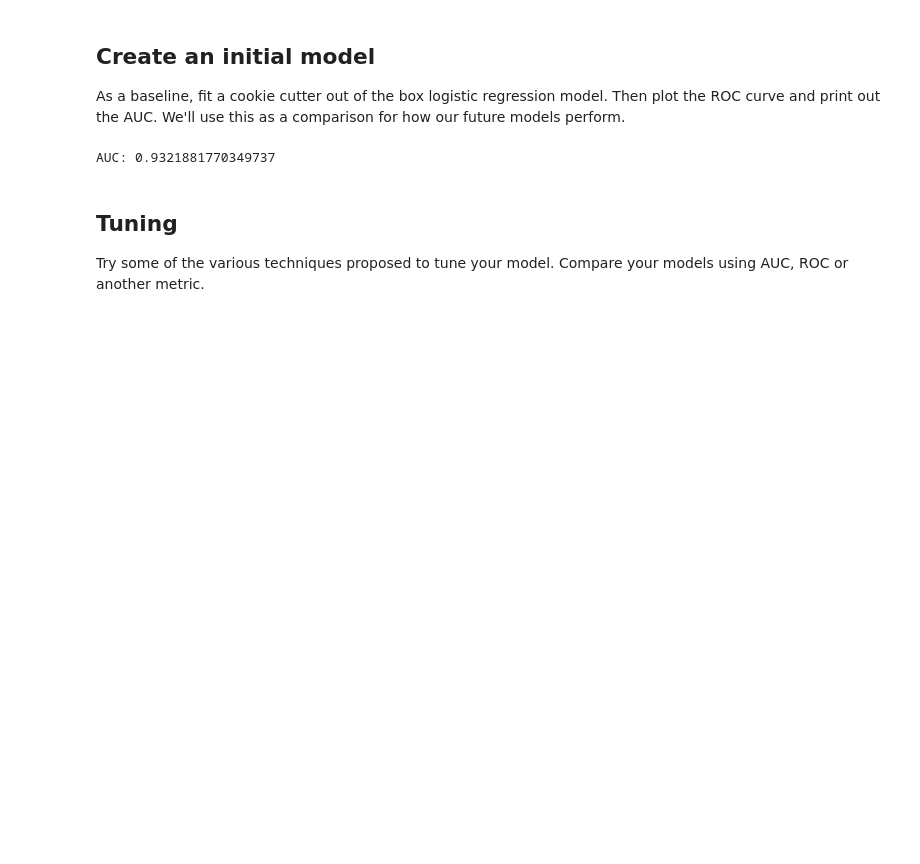
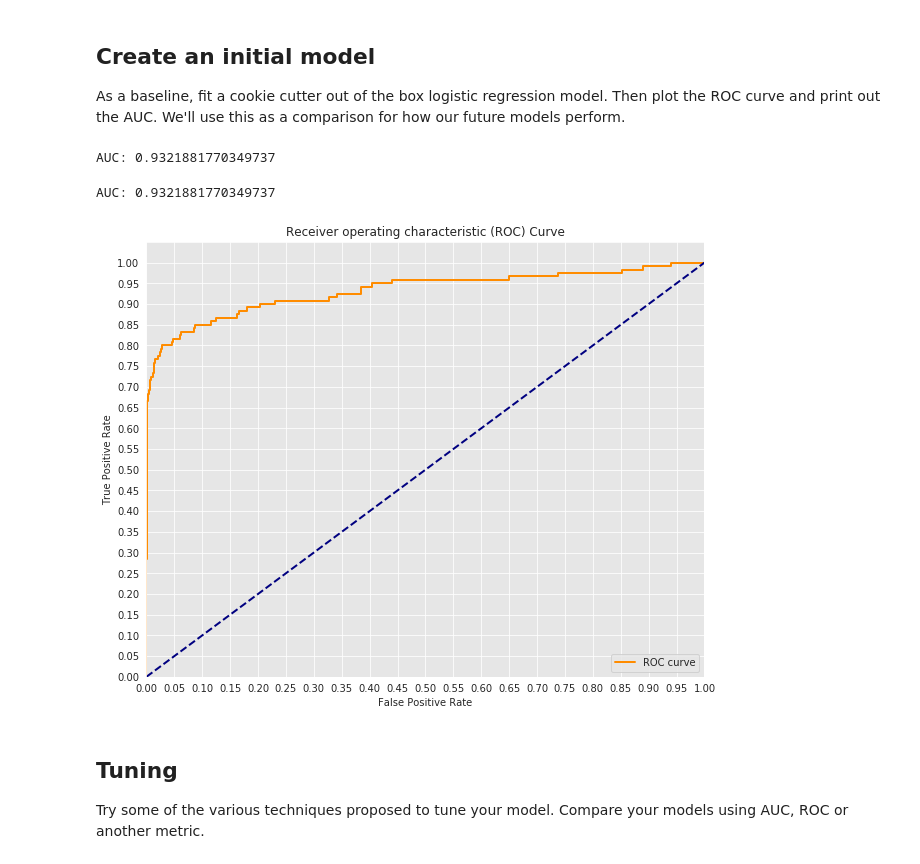
Before and after one commit to as6140/dsc-3-29-11-class-imbalance-problems-lab-seattle-ds-career-040119, a Jupyter notebook: index.ipynb, the cells around one changed output. Cells and saved outputs as stored; diff of their text form; code cells hidden in the pictures; blank space fills up the shorter version.

```diff
--- a/index.ipynb
+++ b/index.ipynb
@@ -81,26 +81,29 @@ AUC: 0.9321881770349737
 # %%
 import matplotlib.pyplot as plt
 import seaborn as sns
 %matplotlib inline
 
 #Seaborns Beautiful Styling
 sns.set_style("darkgrid", {"axes.facecolor": ".9"})
 
 print('AUC: {}'.format(auc(fpr, tpr)))
 plt.figure(figsize=(10,8))
 lw = 2
 plt.plot(fpr, tpr, color='darkorange',
          lw=lw, label='ROC curve')
 plt.plot([0, 1], [0, 1], color='navy', lw=lw, linestyle='--')
-plt.xlim([0.0, 1.0])
+plt.xlim([-0.0, 1.0])
 plt.ylim([0.0, 1.05])
 plt.yticks([i/20.0 for i in range(21)])
 plt.xticks([i/20.0 for i in range(21)])
 plt.xlabel('False Positive Rate')
 plt.ylabel('True Positive Rate')
 plt.title('Receiver operating characteristic (ROC) Curve')
 plt.legend(loc="lower right")
-plt.show()
+plt.show();
+# %% [output]
+AUC: 0.9321881770349737
+[figure, added]
 # %% [markdown]
 ## Tuning
 Try some of the various techniques proposed to tune your model. Compare your models using AUC, ROC or another metric.
```
